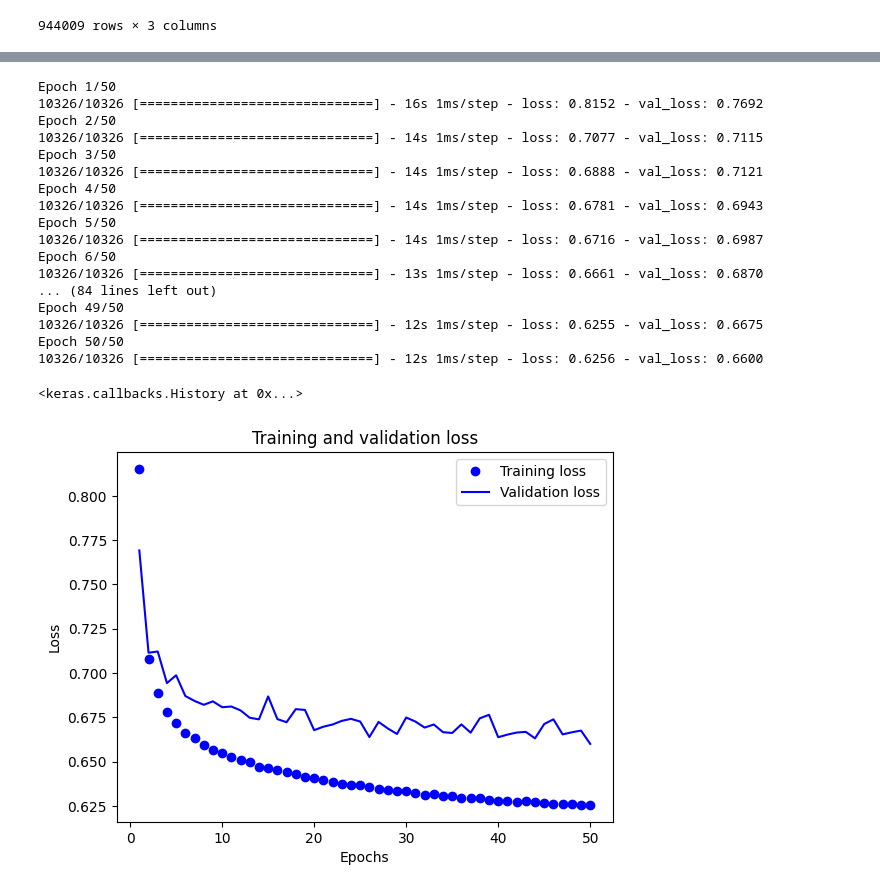
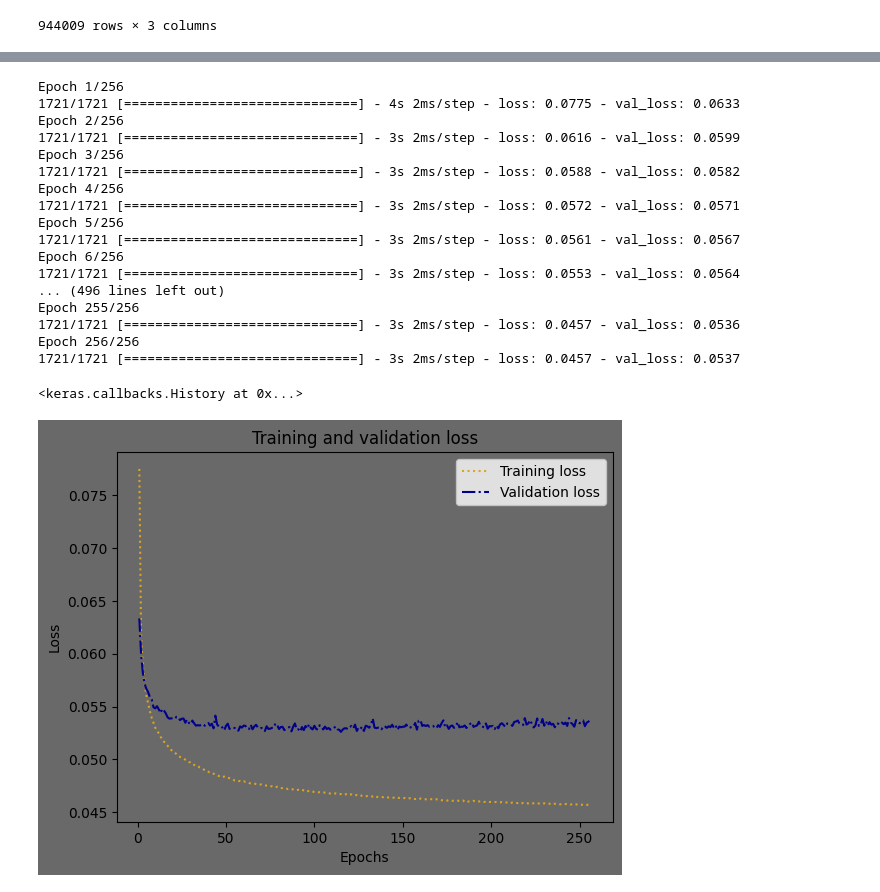
Before and after one commit to jackhlay/Reverse-Chess-Positional-Eval, a Jupyter notebook: Untitled.ipynb, the cells around one changed output, grey strips where cells are left out. Saved outputs shown, nothing was run; the diff lists cells and outputs as text; code cells hidden in the pictures.

Commit message:
Finished!
Added screenshots and their respective eval / estimate, as well as graphs of the training loss scores.

```diff
--- a/Untitled.ipynb
+++ b/Untitled.ipynb
@@ -195,6 +63,10 @@ Epoch 50/50
 # %%
 import tensorflow as tf
+import pandas as pd
+import numpy as np
 from sklearn.model_selection import train_test_split
+
+#Data: https://www.kaggle.com/datasets/ronakbadhe/chess-evaluations?select=random_evals.csv
 
 # Load the data
 df = pd.read_csv("Positions_test_2.csv")
@@ -202,8 +74,9 @@ df = pd.read_csv("Positions_test_2.csv")
 # Convert the strings to arrays
 df['Array'] = df['Array'].apply(lambda x: np.fromstring(x.strip('[]'), sep=' '))
 
-# Flatten the arrays
-df['Array'] = df['Array'].apply(lambda x: x.flatten())
+#shuffle the data
+df = df.sample(frac=1).reset_index(drop=True)
+df = df.sample(frac=1).reset_index(drop=True)
 
 # Split the data into training, validation, and testing sets
 X_train, X_val_test, y_train, y_val_test = train_test_split(df['Array'], df['Evaluation'], test_size=0.3, random_state=42)
@@ -221,47 +94,55 @@ y_test = tf.convert_to_tensor(y_test.values, dtype=tf.float32)
 model = tf.keras.Sequential([
     tf.keras.layers.Dense(64, activation='relu', input_shape=(64,)),
     tf.keras.layers.Dense(32, activation='relu'),
+    tf.keras.layers.Dense(13, activation='relu'),
     tf.keras.layers.Dense(1, activation='linear')
 ])
 
 # Compile the model
-model.compile(optimizer='adam', loss='mean_squared_error')
+# loss='mean_squared_logarithmic_error' has given the lowest loss so far, need to see if others can do better
+model.compile(optimizer='adam', loss='mean_squared_logarithmic_error')
 
 # Train the model
-model.fit(X_train, y_train, batch_size=64, epochs=50, validation_data=(X_val, y_val))
+model.fit(X_train, y_train, batch_size=384, epochs=256, validation_data=(X_val, y_val))
 # %% [output]
-Epoch 1/50
-10326/10326 [==============================] - 16s 1ms/step - loss: 0.8152 - val_loss: 0.7692
-Epoch 2/50
-10326/10326 [==============================] - 14s 1ms/step - loss: 0.7077 - val_loss: 0.7115
-Epoch 3/50
-10326/10326 [==============================] - 14s 1ms/step - loss: 0.6888 - val_loss: 0.7121
-Epoch 4/50
-10326/10326 [==============================] - 14s 1ms/step - loss: 0.6781 - val_loss: 0.6943
-Epoch 5/50
-10326/10326 [==============================] - 14s 1ms/step - loss: 0.6716 - val_loss: 0.6987
-Epoch 6/50
-10326/10326 [==============================] - 13s 1ms/step - loss: 0.6661 - val_loss: 0.6870
-... (84 lines left out)
-Epoch 49/50
-10326/10326 [==============================] - 12s 1ms/step - loss: 0.6255 - val_loss: 0.6675
-Epoch 50/50
-10326/10326 [==============================] - 12s 1ms/step - loss: 0.6256 - val_loss: 0.6600
+Epoch 1/256
+1721/1721 [==============================] - 4s 2ms/step - loss: 0.0775 - val_loss: 0.0633
+Epoch 2/256
+1721/1721 [==============================] - 3s 2ms/step - loss: 0.0616 - val_loss: 0.0599
+Epoch 3/256
+1721/1721 [==============================] - 3s 2ms/step - loss: 0.0588 - val_loss: 0.0582
+Epoch 4/256
+1721/1721 [==============================] - 3s 2ms/step - loss: 0.0572 - val_loss: 0.0571
+Epoch 5/256
+1721/1721 [==============================] - 3s 2ms/step - loss: 0.0561 - val_loss: 0.0567
+Epoch 6/256
+1721/1721 [==============================] - 3s 2ms/step - loss: 0.0553 - val_loss: 0.0564
+... (496 lines left out)
+Epoch 255/256
+1721/1721 [==============================] - 3s 2ms/step - loss: 0.0457 - val_loss: 0.0536
+Epoch 256/256
+1721/1721 [==============================] - 3s 2ms/step - loss: 0.0457 - val_loss: 0.0537
 <keras.callbacks.History at 0x...>
 # %%
 import matplotlib.pyplot as plt
 
 train_loss = model.history.history['loss']
 val_loss = model.history.history['val_loss']
 
 epochs = range(1, len(train_loss) + 1)
 
-plt.plot(epochs, train_loss, 'bo', label='Training loss')
-plt.plot(epochs, val_loss, 'b', label='Validation loss')
-plt.title('Training and validation loss')
-plt.xlabel('Epochs')
-plt.ylabel('Loss')
-plt.legend()
+# Create figure and set its background color
+fig, ax= plt.subplots()
+
+# Training and validation loss plot
+ax.plot(epochs, train_loss, label='Training loss', color='goldenrod', linestyle = ':')
+ax.plot(epochs, val_loss, label='Validation loss', color='darkblue', linestyle = '-.')
+ax.set_title('Training and validation loss')
+ax.set_xlabel('Epochs')
+ax.set_ylabel('Loss')
+ax.legend()
+ax.set_facecolor("dimgray")
+fig.set_facecolor("dimgray")
 plt.show()
 # %% [output]
-[figure, old version]
+[figure, new version]
```
Also changed, not shown: parts of 7 cells of this notebook, 11 other files.
